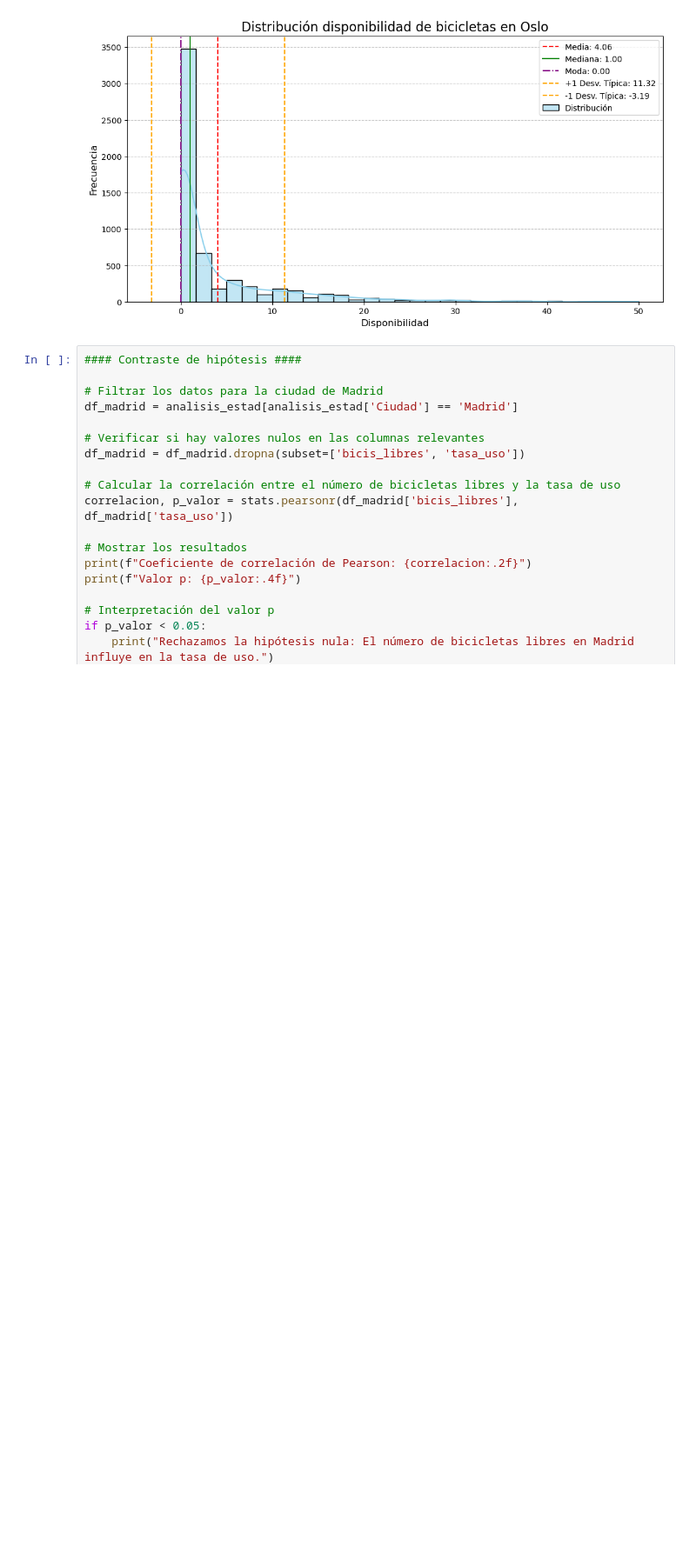
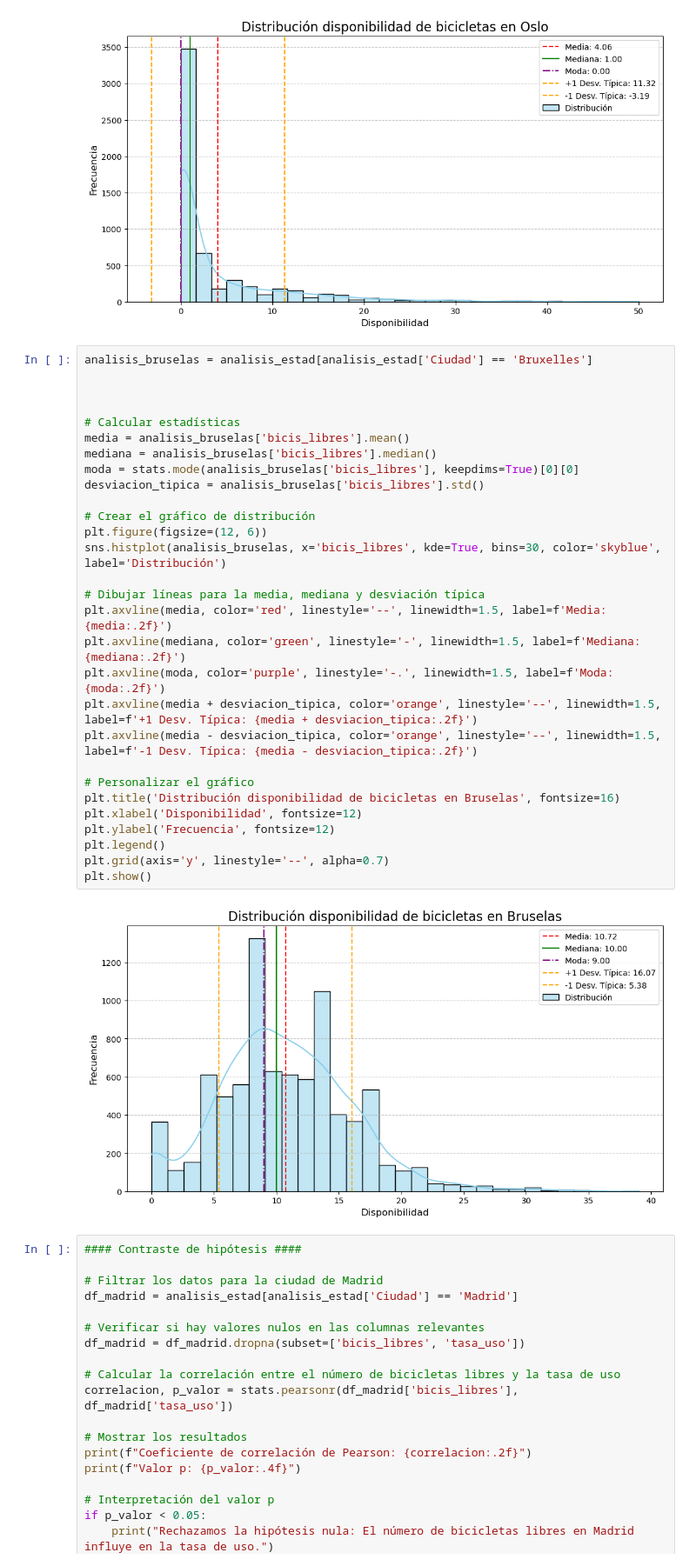
Before and after one commit to PabloArrHdez/1-Proyecto-Evolve-, a Jupyter notebook: notebook_api(bicis).ipynb, the cells around one changed output. Shown at 87% size. Saved outputs shown, nothing was run; the diff lists cells and outputs as text; blank space fills up the shorter version.

Commit message:
modified:   main.py 	modified:   notebook_api(bicis).ipynb 	modified:   src/visualizacion.py

```diff
--- a/notebook_api(bicis).ipynb
+++ b/notebook_api(bicis).ipynb
@@ -245,6 +245,37 @@ plt.grid(axis='y', linestyle='--', alpha=0.7)
 plt.show()
 # %% [output]
 [figure]
+# %%
+analisis_bruselas = analisis_estad[analisis_estad['Ciudad'] == 'Bruxelles']
+
+
+
+# Calcular estadísticas
+media = analisis_bruselas['bicis_libres'].mean()
+mediana = analisis_bruselas['bicis_libres'].median()
+moda = stats.mode(analisis_bruselas['bicis_libres'], keepdims=True)[0][0]
+desviacion_tipica = analisis_bruselas['bicis_libres'].std()
+
+# Crear el gráfico de distribución
+plt.figure(figsize=(12, 6))
+sns.histplot(analisis_bruselas, x='bicis_libres', kde=True, bins=30, color='skyblue', label='Distribución')
+
+# Dibujar líneas para la media, mediana y desviación típica
+plt.axvline(media, color='red', linestyle='--', linewidth=1.5, label=f'Media: {media:.2f}')
+plt.axvline(mediana, color='green', linestyle='-', linewidth=1.5, label=f'Mediana: {mediana:.2f}')
+plt.axvline(moda, color='purple', linestyle='-.', linewidth=1.5, label=f'Moda: {moda:.2f}')
+plt.axvline(media + desviacion_tipica, color='orange', linestyle='--', linewidth=1.5, label=f'+1 Desv. Típica: {media + desviacion_tipica:.2f}')
+plt.axvline(media - desviacion_tipica, color='orange', linestyle='--', linewidth=1.5, label=f'-1 Desv. Típica: {media - desviacion_tipica:.2f}')
+
+# Personalizar el gráfico
+plt.title('Distribución disponibilidad de bicicletas en Bruselas', fontsize=16)
+plt.xlabel('Disponibilidad', fontsize=12)
+plt.ylabel('Frecuencia', fontsize=12)
+plt.legend()
+plt.grid(axis='y', linestyle='--', alpha=0.7)
+plt.show()
+# %% [output]
+[figure, added]
 # %%
 #### Contraste de hipótesis ####
 
```
Also changed, not shown: 2 other files.
